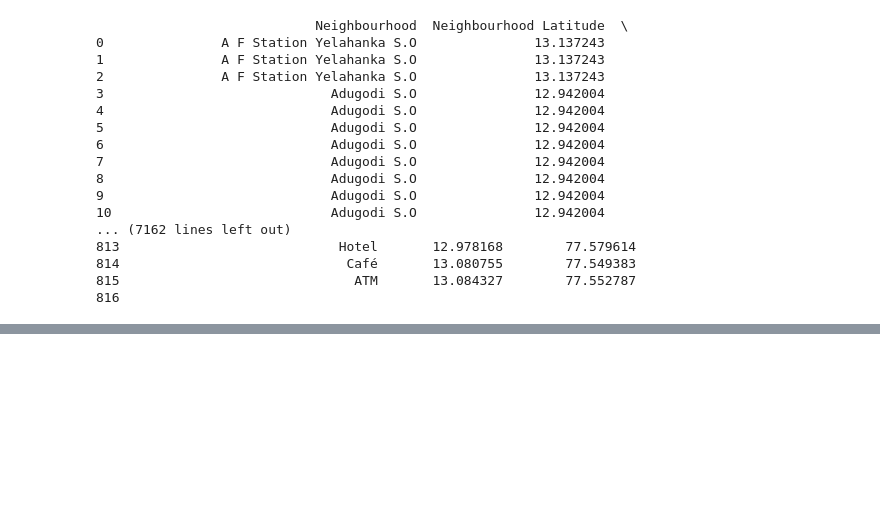
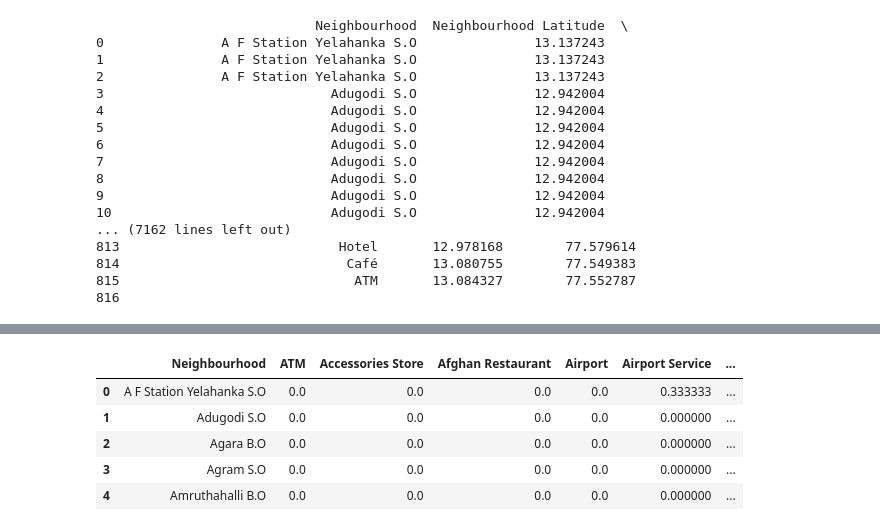
Before and after one commit to sidrockzz/py-web-hack, a Jupyter notebook: Bangalore Map Updated.ipynb, the cells around one changed output, grey strips where cells are left out. Saved outputs shown, nothing was run; the diff lists cells and outputs as text; code cells hidden in the pictures; blank space fills up the shorter version.

```diff
--- a/Bangalore Map Updated.ipynb
+++ b/Bangalore Map Updated.ipynb
@@ -236,0 +255,10 @@ explore_df
+# %%
+bangalore_grouped = bangalore_onehot.groupby('Neighbourhood').mean().reset_index()
+bangalore_grouped.head()
+# %% [output]
+|  | Neighbourhood | ATM | Accessories Store | Afghan Restaurant | Airport | Airport Service | ... |
+| 0 | A F Station Yelahanka S.O | 0.0 | 0.0 | 0.0 | 0.0 | 0.333333 | ... |
+| 1 | Adugodi S.O | 0.0 | 0.0 | 0.0 | 0.0 | 0.000000 | ... |
+| 2 | Agara B.O | 0.0 | 0.0 | 0.0 | 0.0 | 0.000000 | ... |
+| 3 | Agram S.O | 0.0 | 0.0 | 0.0 | 0.0 | 0.000000 | ... |
+| 4 | Amruthahalli B.O | 0.0 | 0.0 | 0.0 | 0.0 | 0.000000 | ... |
```
Also changed, not shown: parts of 14 cells of this notebook.
